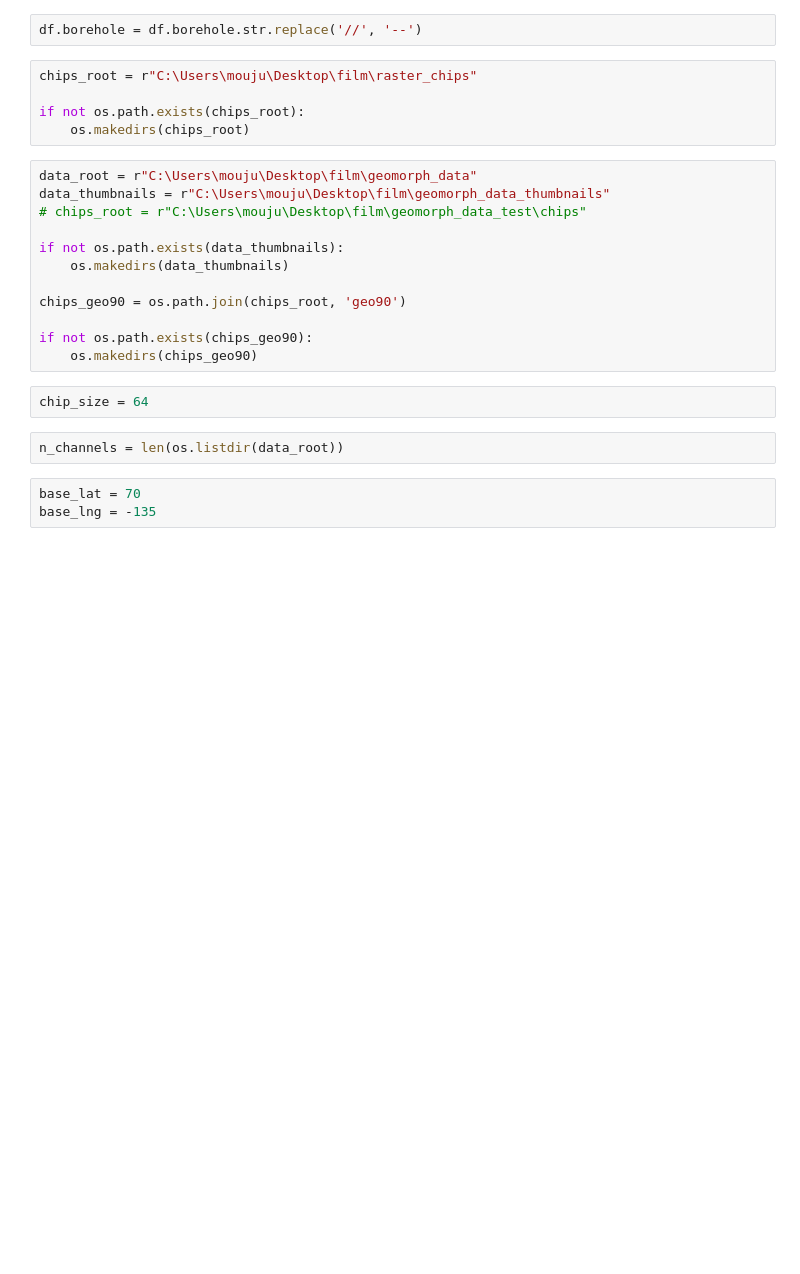
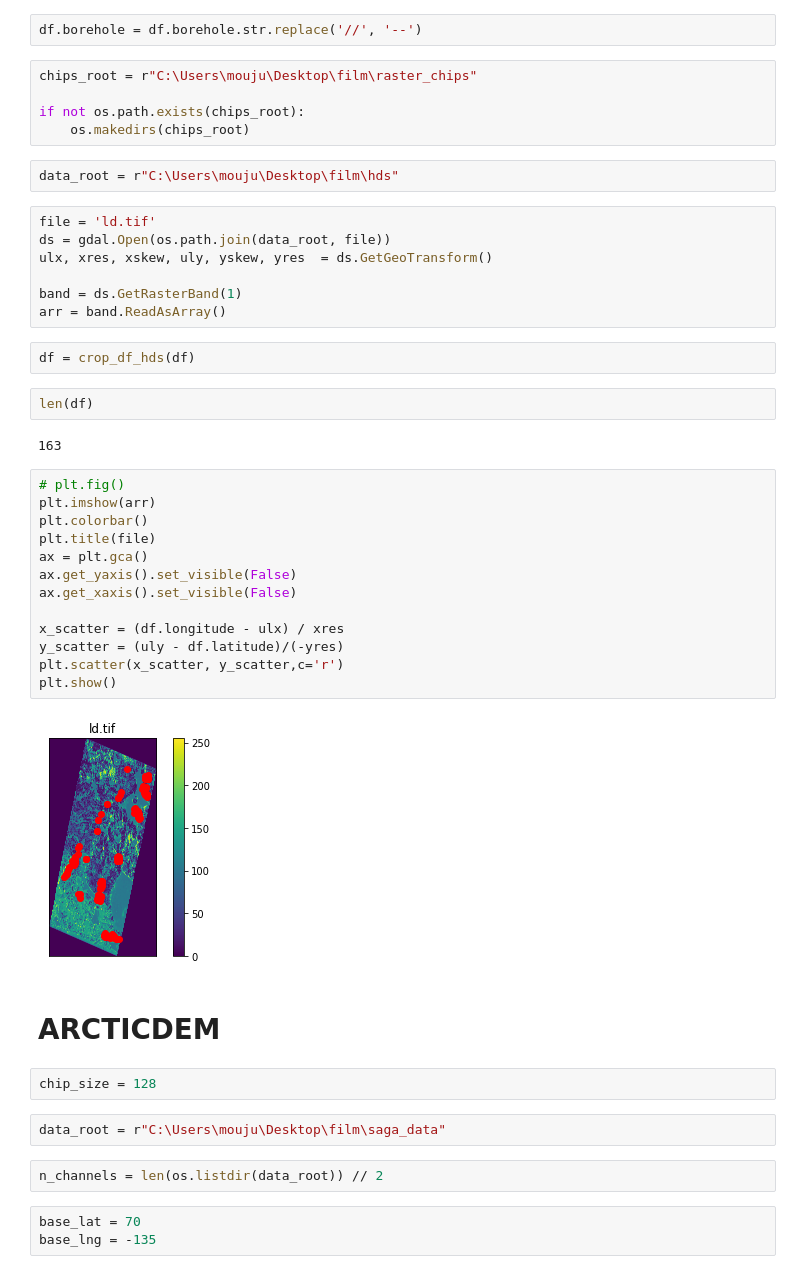
Before and after one commit to bqianz/film, a Jupyter notebook: create_chips.ipynb, the cells around one changed output. Cells and saved outputs as stored; diff of their text form; blank space fills up the shorter version.

```diff
--- a/create_chips.ipynb
+++ b/create_chips.ipynb
@@ -20,21 +37,43 @@ chips_root = r"C:\Users\mouju\Desktop\film\raster_chips"
 if not os.path.exists(chips_root):
     os.makedirs(chips_root)
 # %%
-data_root = r"C:\Users\mouju\Desktop\film\geomorph_data"
-data_thumbnails = r"C:\Users\mouju\Desktop\film\geomorph_data_thumbnails"
-# chips_root = r"C:\Users\mouju\Desktop\film\geomorph_data_test\chips"
-
-if not os.path.exists(data_thumbnails):
-    os.makedirs(data_thumbnails)
-
-chips_geo90 = os.path.join(chips_root, 'geo90')
-
-if not os.path.exists(chips_geo90):
-    os.makedirs(chips_geo90)
+data_root = r"C:\Users\mouju\Desktop\film\hds"
+# %%
+file = 'ld.tif'
+ds = gdal.Open(os.path.join(data_root, file))
+ulx, xres, xskew, uly, yskew, yres  = ds.GetGeoTransform()
+
+band = ds.GetRasterBand(1)
+arr = band.ReadAsArray()
+# %%
+df = crop_df_hds(df)
+# %%
+len(df)
+# %% [output]
+163
+# %%
+# plt.fig()
+plt.imshow(arr)
+plt.colorbar()
+plt.title(file)
+ax = plt.gca()
+ax.get_yaxis().set_visible(False)
+ax.get_xaxis().set_visible(False)
+
+x_scatter = (df.longitude - ulx) / xres
+y_scatter = (uly - df.latitude)/(-yres)
+plt.scatter(x_scatter, y_scatter,c='r')
+plt.show()
+# %% [output]
+[figure, added]
+# %% [markdown]
+# ARCTICDEM
 # %%
-chip_size = 64
+chip_size = 128
+# %%
+data_root = r"C:\Users\mouju\Desktop\film\saga_data"
 # %%
-n_channels = len(os.listdir(data_root))
+n_channels = len(os.listdir(data_root)) // 2
 # %%
 base_lat = 70
 base_lng = -135
```
Also changed, not shown: parts of 17 cells of this notebook, 4 other files.
